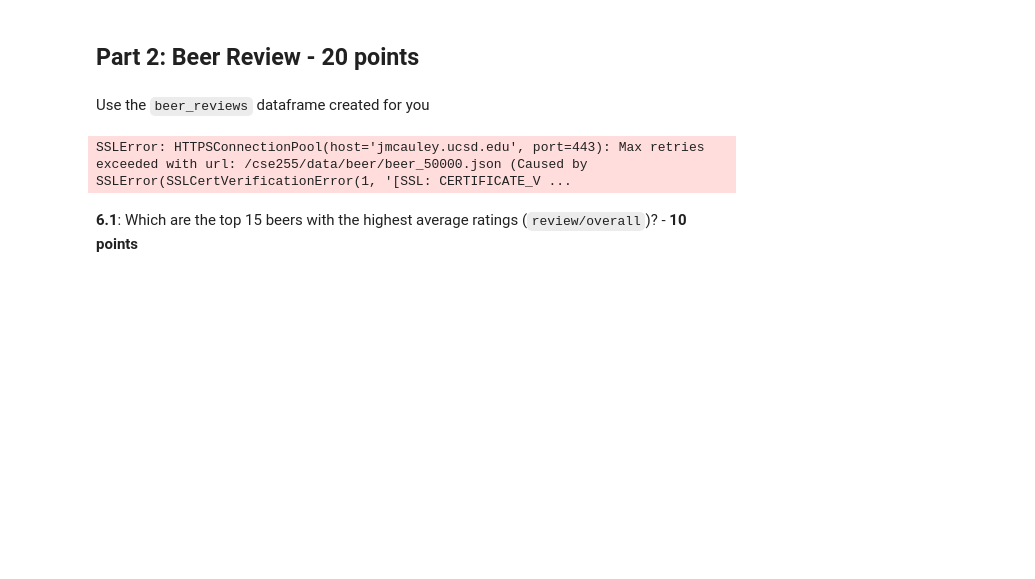
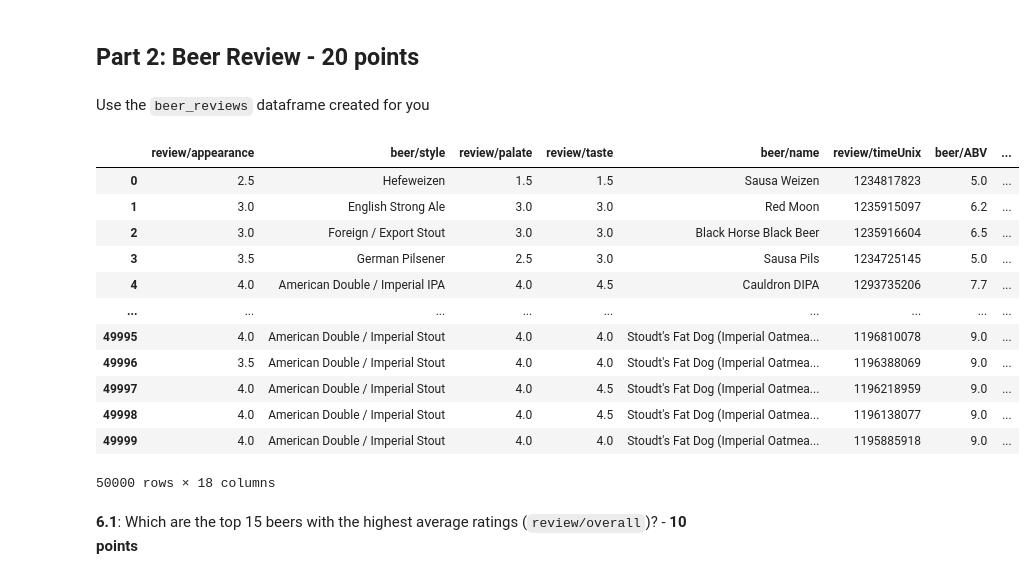
Before and after one commit to kiah-ucsd/DES200, a Jupyter notebook: HW_2.ipynb, the cells around one changed output. Saved outputs shown, nothing was run; the diff lists cells and outputs as text; code cells hidden in the pictures; blank space fills up the shorter version.

```diff
--- a/HW_2.ipynb
+++ b/HW_2.ipynb
@@ -324,13 +344,26 @@ print(f'10 most common ages.\n In passengers dataset:\n {passengers_top_10_ages}
 Use the `beer_reviews` dataframe created for you
 # %%
 reviews = []
-response = requests.get("https://jmcauley.ucsd.edu/cse255/data/beer/beer_50000.json")
+response = requests.get("https://dse200.dev/Day2/beer_50000.json") #"https://jmcauley.ucsd.edu/cse255/data/beer/beer_50000.json")
 for line in response.text.splitlines():
     reviews.append(eval(line))
 
 beer_reviews = pd.DataFrame(reviews)
+beer_reviews
 # %% [output]
+|  | review/appearance | beer/style | review/palate | review/taste | beer/name | review/timeUnix | beer/ABV | ... |
+| 0 | 2.5 | Hefeweizen | 1.5 | 1.5 | Sausa Weizen | 1234817823 | 5.0 | ... |
+| 1 | 3.0 | English Strong Ale | 3.0 | 3.0 | Red Moon | 1235915097 | 6.2 | ... |
+| 2 | 3.0 | Foreign / Export Stout | 3.0 | 3.0 | Black Horse Black Beer | 1235916604 | 6.5 | ... |
+| 3 | 3.5 | German Pilsener | 2.5 | 3.0 | Sausa Pils | 1234725145 | 5.0 | ... |
+| 4 | 4.0 | American Double / Imperial IPA | 4.0 | 4.5 | Cauldron DIPA | 1293735206 | 7.7 | ... |
+| ... | ... | ... | ... | ... | ... | ... | ... | ... |
+| 49995 | 4.0 | American Double / Imperial Stout | 4.0 | 4.0 | Stoudt's Fat Dog (Imperial Oatmea... | 1196810078 | 9.0 | ... |
+| 49996 | 3.5 | American Double / Imperial Stout | 4.0 | 4.0 | Stoudt's Fat Dog (Imperial Oatmea... | 1196388069 | 9.0 | ... |
+| 49997 | 4.0 | American Double / Imperial Stout | 4.0 | 4.5 | Stoudt's Fat Dog (Imperial Oatmea... | 1196218959 | 9.0 | ... |
+| 49998 | 4.0 | American Double / Imperial Stout | 4.0 | 4.5 | Stoudt's Fat Dog (Imperial Oatmea... | 1196138077 | 9.0 | ... |
+| 49999 | 4.0 | American Double / Imperial Stout | 4.0 | 4.0 | Stoudt's Fat Dog (Imperial Oatmea... | 1195885918 | 9.0 | ... |
-SSLError: HTTPSConnectionPool(host='jmcauley.ucsd.edu', port=443): Max retries exceeded with url: /cse255/data/beer/beer_50000.json (Caused by SSLError(SSLCertVerificationError(1, '[SSL: CERTIFICATE_V ...
+50000 rows × 18 columns
 # %% [markdown]
 **6.1**: Which are the top 15 beers with the highest average ratings (`review/overall`)? - **10 points**
 # %%
```
Also changed, not shown: parts of 3 cells of this notebook.
